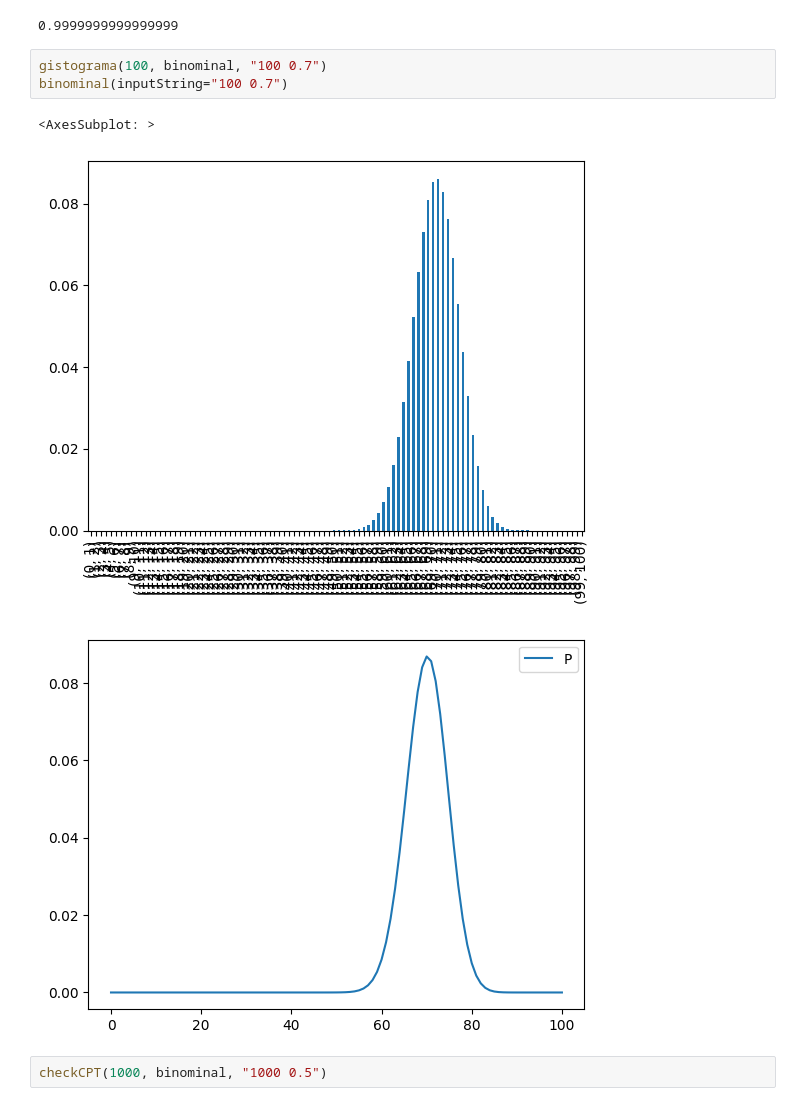
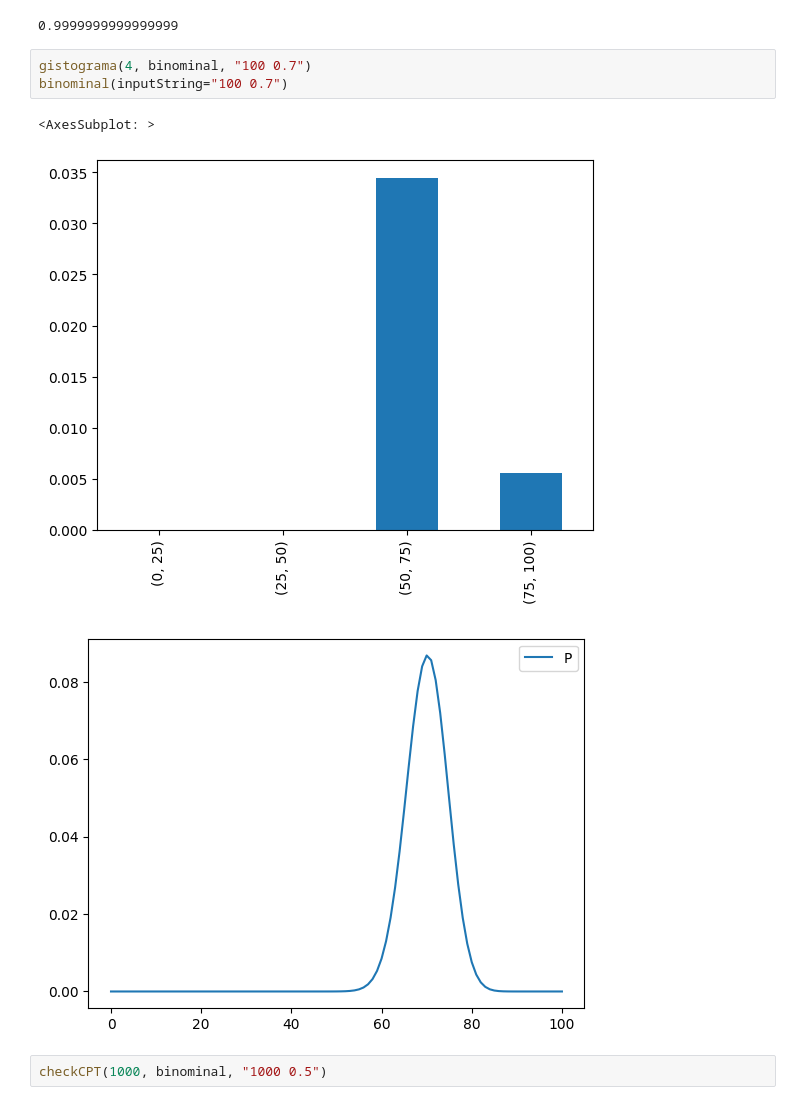
Before and after one commit to JooudDoo/TViMS, a Jupyter notebook: Task (2)/main.ipynb, the cells around one changed output. Saved outputs shown, nothing was run; the diff lists cells and outputs as text.

```diff
--- a/Task (2)/main.ipynb
+++ b/Task (2)/main.ipynb
@@ -192,11 +192,11 @@ sum(ravnomernoe(inputString="10 0 9", returnProbs=True)[0])
 # %% [output]
 0.9999999999999999
 # %%
-gistograma(100, binominal, "100 0.7")
+gistograma(4, binominal, "100 0.7")
 binominal(inputString="100 0.7")
 # %% [output]
 <AxesSubplot: >
-[figure, old version]
+[figure, new version]
 [figure]
 # %%
 checkCPT(1000, binominal, "1000 0.5")
```
Also changed, not shown: 57 other files.
